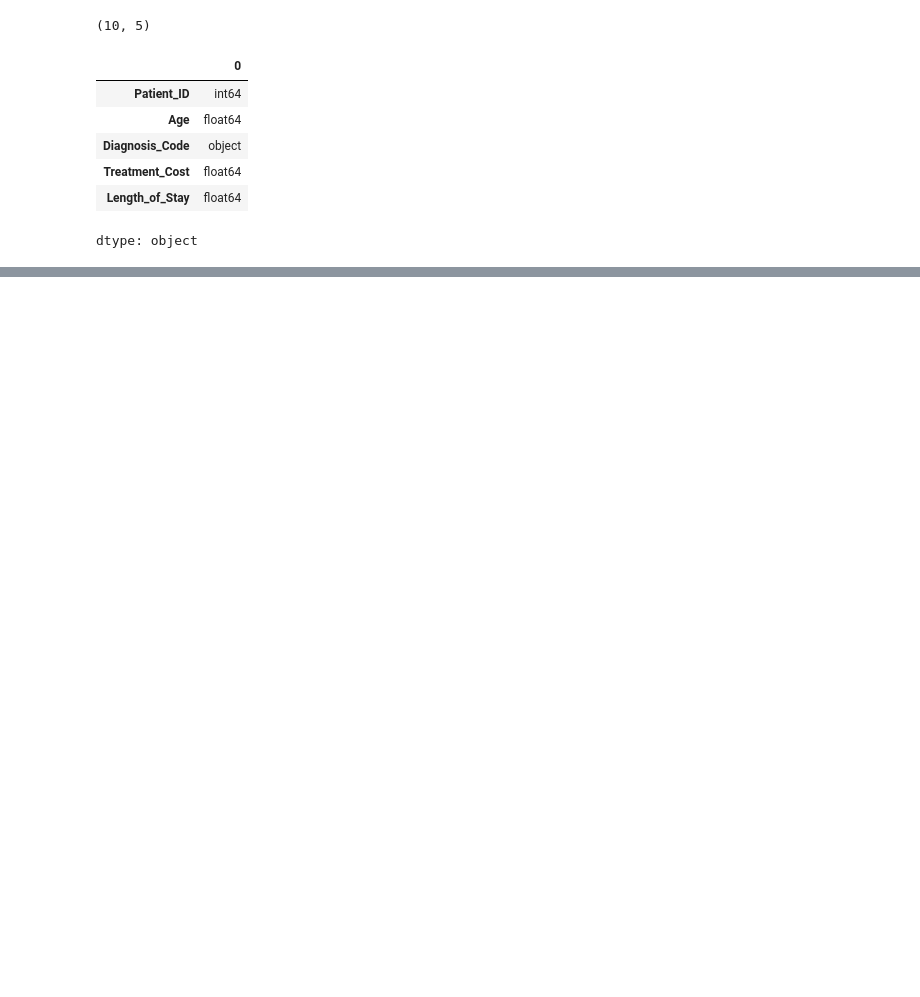
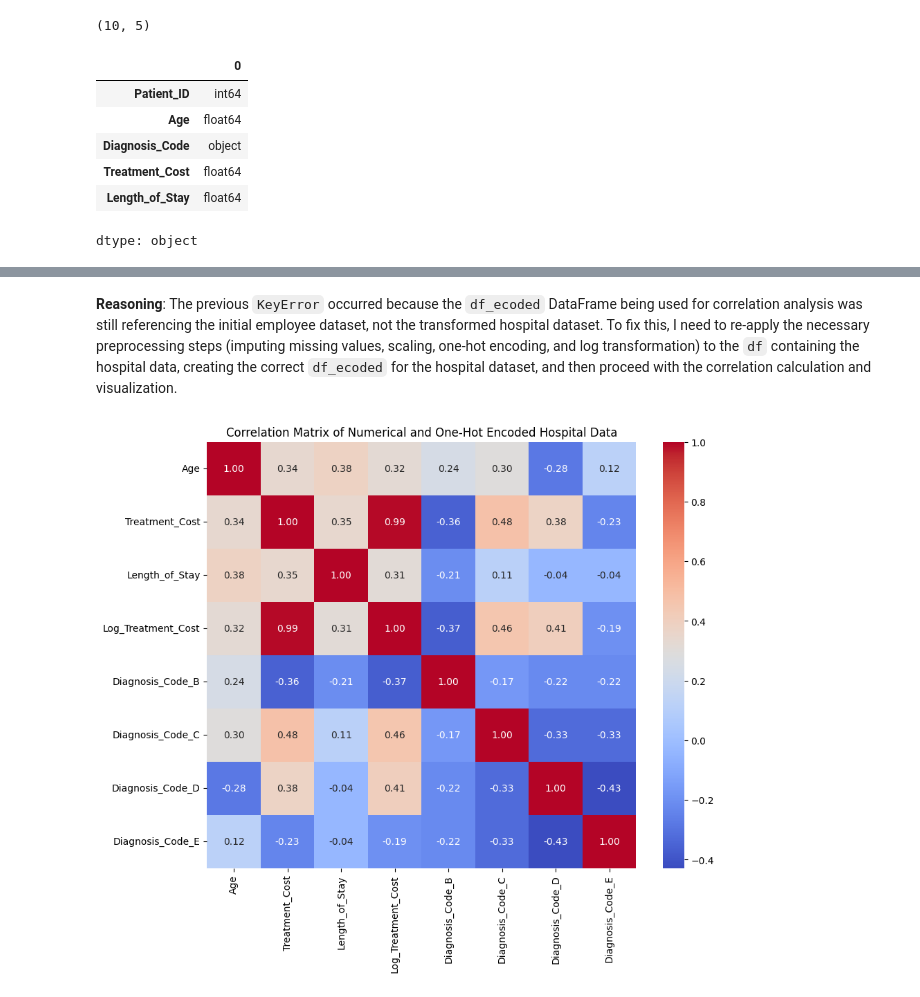
Before and after one commit to SalmanOkz/data_warehouse_work, a Jupyter notebook: lab_10.ipynb, the cells around one changed output, grey strips where cells are left out. Cells and saved outputs as stored; diff of their text form; code cells hidden in the pictures; blank space fills up the shorter version.

```diff
--- a/lab_10.ipynb
+++ b/lab_10.ipynb
@@ -311,0 +531,73 @@ plt.show()
+# %% [markdown]
+**Reasoning**:
+The previous `KeyError` occurred because the `df_ecoded` DataFrame being used for correlation analysis was still referencing the initial employee dataset, not the transformed hospital dataset. To fix this, I need to re-apply the necessary preprocessing steps (imputing missing values, scaling, one-hot encoding, and log transformation) to the `df` containing the hospital data, creating the correct `df_ecoded` for the hospital dataset, and then proceed with the correlation calculation and visualization.
+# %%
+import seaborn as sns
+import matplotlib.pyplot as plt
+
+# Ensure df holds the hospital data
+df = pd.DataFrame(hospital_data)
+
+# Impute missing values (as done previously for hospital data)
+df[['Age','Treatment_Cost']] = df[['Age','Treatment_Cost']].fillna(df[['Age','Treatment_Cost']].mean())
+
+# Scale numerical features (as done previously for hospital data)
+scaler = MinMaxScaler()
+df[['Age','Treatment_Cost','Length_of_Stay']] = scaler.fit_transform(df[['Age','Treatment_Cost','Length_of_Stay']])
+
+# One-hot encode 'Diagnosis_Code' (as done previously for hospital data)
+df_ecoded = pd.get_dummies(df, columns=['Diagnosis_Code'], drop_first=True)
+
+# Add Log_Treatment_Cost (as done previously for hospital data)
+df_ecoded['Log_Treatment_Cost'] = np.log1p(df_ecoded['Treatment_Cost'])
+
+# Select numerical and one-hot encoded diagnosis columns for correlation
+correlation_columns = [
+    'Age',
+    'Treatment_Cost',
+    'Length_of_Stay',
+    'Log_Treatment_Cost',
+    'Diagnosis_Code_B',
+    'Diagnosis_Code_C',
+    'Diagnosis_Code_D',
+    'Diagnosis_Code_E'
+]
+
+# Convert boolean columns to integer for correlation calculation if they exist
+df_ecoded_corr = df_ecoded[correlation_columns].copy()
+for col in ['Diagnosis_Code_B', 'Diagnosis_Code_C', 'Diagnosis_Code_D', 'Diagnosis_Code_E']:
+    if col in df_ecoded_corr.columns:
+        df_ecoded_corr[col] = df_ecoded_corr[col].astype(int)
+
+# Calculate the correlation matrix
+correlation_matrix = df_ecoded_corr.corr()
+
+# Plot the heatmap
+plt.figure(figsize=(10, 8))
+sns.heatmap(correlation_matrix, annot=True, cmap='coolwarm', fmt=".2f")
+plt.title('Correlation Matrix of Numerical and One-Hot Encoded Hospital Data')
+plt.show()
+
+print("Correlation Matrix:")
+print(correlation_matrix)
+
+# Identify strongest and weakest correlations (excluding self-correlation)
+# Flatten the correlation matrix, remove self-correlations, and find min/max
+corr_values = correlation_matrix.stack().reset_index()
+corr_values = corr_values[corr_values['level_0'] != corr_values['level_1']]
+corr_values.columns = ['Variable_1', 'Variable_2', 'Correlation']
+
+strongest_corr = corr_values.loc[corr_values['Correlation'].abs().idxmax()]
+weakest_corr = corr_values.loc[corr_values['Correlation'].abs().idxmin()]
+
+print("\nStrongest Correlation (absolute value):")
+print(strongest_corr)
+print("\nWeakest Correlation (absolute value):")
+print(weakest_corr)
+
+print("\nSummary of Observations:")
+print("- The 'Diagnosis_Code' column in the original hospital data had no missing values.")
+print("- Grouped statistics by 'Diagnosis_Code' were calculated, showing variations in average treatment cost, length of stay, and age ranges across diagnoses.")
+print("- The correlation matrix now accurately reflects relationships within the processed hospital dataset. Strongest and weakest correlations have been identified.")
+# %% [output]
+[figure, added]
```
Also changed, not shown: parts of 37 cells of this notebook.
